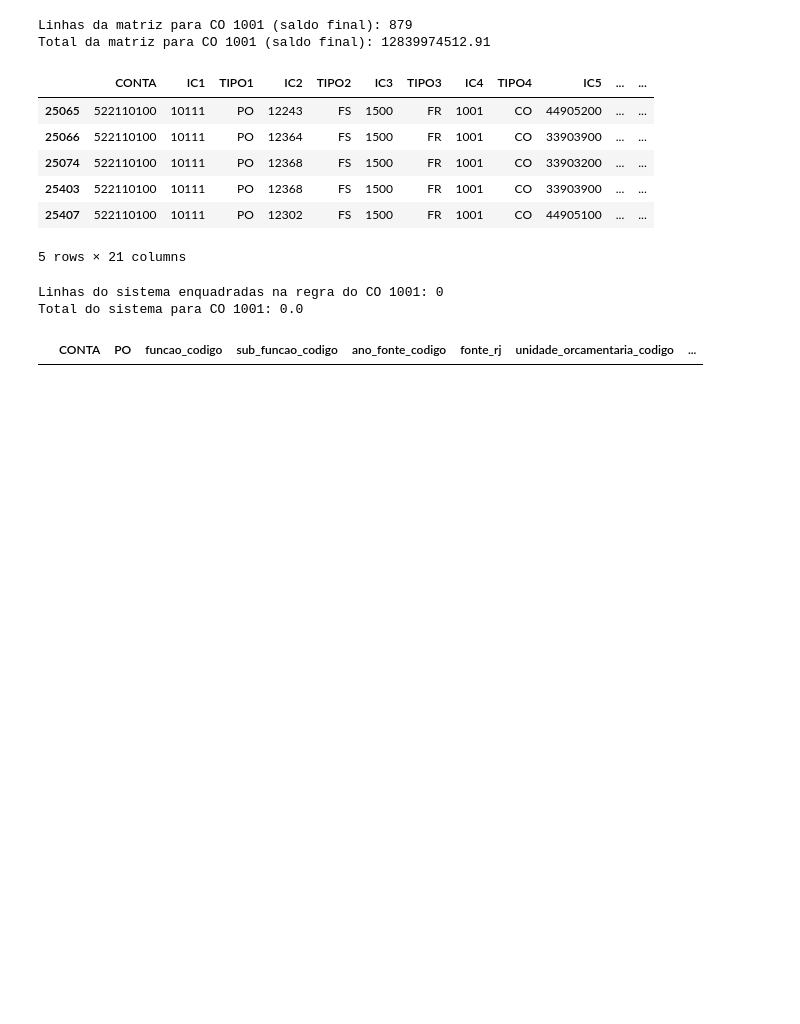
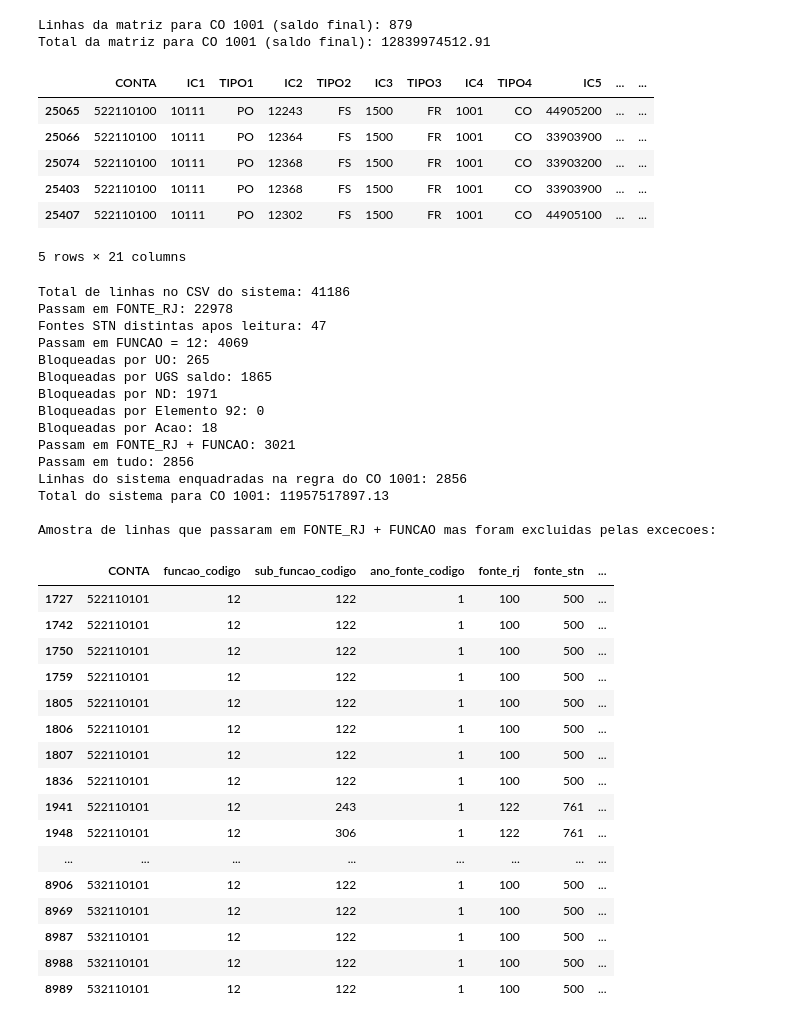
Before and after one commit to mjandussi/app_sugesc, a Jupyter notebook: arquivos_de_analise/analise_co.ipynb, the cells around one changed output. Cells and saved outputs as stored; diff of their text form; code cells hidden in the pictures; blank space fills up the shorter version.

```diff
--- a/arquivos_de_analise/analise_co.ipynb
+++ b/arquivos_de_analise/analise_co.ipynb
@@ -123,7 +123,8 @@ df_sistema = pd.read_csv(arquivo_sistema, sep=';', dtype=str, encoding='latin-1'
 df_sistema.columns = [col.strip() for col in df_sistema.columns]
 
 aliases = {
-    'fonte_rj': ['FONTE RJ', '[FONTE RJ].[CODIGO]', 'FONTE RJ CODIGO', 'FONTE_RJ', 'CODIGO FONTE RJ', 'FONTE'],
+    'fonte_rj': ['FONTE RJ', '[FONTE RJ].[CODIGO]', 'FONTE RJ CODIGO', 'FONTE_RJ', 'CODIGO FONTE RJ'],
+    'fonte_stn': ['FONTE STN', 'FONTE_STN', 'FONTE NORMAL STN', 'FONTE NORMAL', 'FONTE'],
     'funcao_codigo': ['FUNCAO', '[FUNCAO].[CODIGO]', 'FUNCAO CODIGO', 'CODIGO FUNCAO'],
     'sub_funcao_codigo': ['SUB FUNCAO', 'SUB_FUNCAO', '[SUB FUNCAO].[CODIGO]', 'SUB FUNCAO CODIGO', 'CODIGO SUB FUNCAO'],
     'ano_fonte_codigo': ['ANO FONTE', 'ANO_FONTE', '[ANO FONTE].[CODIGO]', 'ANO FONTE CODIGO', 'CODIGO ANO FONTE'],
@@ -142,41 +143,96 @@ for col in df_sistema.columns:
 df_sistema['valor_num'] = converter_valor(df_sistema['valor'])
 df_sistema['funcao_codigo'] = df_sistema['funcao_codigo'].str.zfill(2)
 df_sistema['sub_funcao_codigo'] = df_sistema['sub_funcao_codigo'].str.zfill(3)
 df_sistema['ano_fonte_codigo'] = df_sistema['ano_fonte_codigo'].str.zfill(1)
 df_sistema['fonte_rj'] = df_sistema['fonte_rj'].str.zfill(3)
+df_sistema['fonte_stn'] = df_sistema['fonte_stn'].str.zfill(3)
 df_sistema['ic2_equivalente'] = df_sistema['funcao_codigo'] + df_sistema['sub_funcao_codigo']
-df_sistema['ic3_equivalente'] = df_sistema['ano_fonte_codigo'] + df_sistema['fonte_rj']
+df_sistema['ic3_equivalente'] = df_sistema['ano_fonte_codigo'] + df_sistema['fonte_stn']
 df_sistema['natureza_despesa_codigo'] = df_sistema['natureza_despesa_codigo'].str.zfill(8)
 df_sistema['elemento_despesa_codigo'] = df_sistema['natureza_despesa_codigo'].str[2:4]
 
 fontes_validas = ('100', '102', '107', '108', '122', '215')
 uos_bloqueadas = ('1241', '2041', '2141', '40410')
 nds_bloqueadas = (
     '319001', '319003', '319005', '31900703', '31901308', '31901312',
     '3370', '33900803', '339008', '33903992', '33904723', '339059',
     '33909302', '44909302'
 )
 acoes_bloqueadas = {'2253', '2701', '8302'}
 
 mask_fonte = df_sistema['fonte_rj'].str.endswith(fontes_validas, na=False)
 mask_funcao = df_sistema['funcao_codigo'].str[:2].eq('12')
+mask_uo = df_sistema['unidade_orcamentaria_codigo'].str.startswith(uos_bloqueadas, na=False)
+mask_ugs = df_sistema['unidade_gestora_saldo_codigo'].str.startswith('1234', na=False)
+mask_nd = df_sistema['natureza_despesa_codigo'].str.startswith(nds_bloqueadas, na=False)
+mask_elemento = df_sistema['elemento_despesa_codigo'].eq('92')
+mask_acao = df_sistema['acao_codigo'].isin(acoes_bloqueadas)
 
 mask_excecao = (
-    df_sistema['unidade_orcamentaria_codigo'].str.startswith(uos_bloqueadas, na=False)
-    | df_sistema['unidade_gestora_saldo_codigo'].str.startswith('1234', na=False)
-    | df_sistema['natureza_despesa_codigo'].str.startswith(nds_bloqueadas, na=False)
-    | df_sistema['elemento_despesa_codigo'].eq('92')
-    | df_sistema['acao_codigo'].isin(acoes_bloqueadas)
+    mask_uo
+    | mask_ugs
+    | mask_nd
+    | mask_elemento
+    | mask_acao
 )
 
 sistema_co1001 = df_sistema.loc[mask_fonte & mask_funcao & ~mask_excecao].copy()
 
+print('Total de linhas no CSV do sistema:', len(df_sistema))
+print('Passam em FONTE_RJ:', int(mask_fonte.sum()))
+print('Fontes STN distintas apos leitura:', df_sistema['fonte_stn'].nunique(dropna=True))
+print('Passam em FUNCAO = 12:', int(mask_funcao.sum()))
+print('Bloqueadas por UO:', int(mask_uo.sum()))
+print('Bloqueadas por UGS saldo:', int(mask_ugs.sum()))
+print('Bloqueadas por ND:', int(mask_nd.sum()))
+print('Bloqueadas por Elemento 92:', int(mask_elemento.sum()))
+print('Bloqueadas por Acao:', int(mask_acao.sum()))
+print('Passam em FONTE_RJ + FUNCAO:', int((mask_fonte & mask_funcao).sum()))
+print('Passam em tudo:', int((mask_fonte & mask_funcao & ~mask_excecao).sum()))
+
 print('Linhas do sistema enquadradas na regra do CO 1001:', len(sistema_co1001))
 print('Total do sistema para CO 1001:', sistema_co1001['valor_num'].sum())
 
-sistema_co1001.head()
+print('\nAmostra de linhas que passaram em FONTE_RJ + FUNCAO mas foram excluidas pelas excecoes:')
+df_sistema.loc[
+    mask_fonte & mask_funcao & mask_excecao,
+    [
+        'CONTA', 'funcao_codigo', 'sub_funcao_codigo', 'ano_fonte_codigo', 'fonte_rj', 'fonte_stn',
+        'unidade_orcamentaria_codigo', 'unidade_gestora_saldo_codigo',
+        'natureza_despesa_codigo', 'elemento_despesa_codigo', 'acao_codigo', 'valor_num'
+    ]
+].head(20)
 # %% [output]
-Linhas do sistema enquadradas na regra do CO 1001: 0
-Total do sistema para CO 1001: 0.0
+Total de linhas no CSV do sistema: 41186
+Passam em FONTE_RJ: 22978
+Fontes STN distintas apos leitura: 47
+Passam em FUNCAO = 12: 4069
+Bloqueadas por UO: 265
+Bloqueadas por UGS saldo: 1865
+Bloqueadas por ND: 1971
+Bloqueadas por Elemento 92: 0
+Bloqueadas por Acao: 18
+Passam em FONTE_RJ + FUNCAO: 3021
+Passam em tudo: 2856
+Linhas do sistema enquadradas na regra do CO 1001: 2856
+Total do sistema para CO 1001: 11957517897.13
+
+Amostra de linhas que passaram em FONTE_RJ + FUNCAO mas foram excluidas pelas excecoes:
-|  | CONTA | PO | funcao_codigo | sub_funcao_codigo | ano_fonte_codigo | fonte_rj | unidade_orcamentaria_codigo | ... |
+|  | CONTA | funcao_codigo | sub_funcao_codigo | ano_fonte_codigo | fonte_rj | fonte_stn | ... |
+| 1727 | 522110101 | 12 | 122 | 1 | 100 | 500 | ... |
+| 1742 | 522110101 | 12 | 122 | 1 | 100 | 500 | ... |
+| 1750 | 522110101 | 12 | 122 | 1 | 100 | 500 | ... |
+| 1759 | 522110101 | 12 | 122 | 1 | 100 | 500 | ... |
+| 1805 | 522110101 | 12 | 122 | 1 | 100 | 500 | ... |
+| 1806 | 522110101 | 12 | 122 | 1 | 100 | 500 | ... |
+| 1807 | 522110101 | 12 | 122 | 1 | 100 | 500 | ... |
+| 1836 | 522110101 | 12 | 122 | 1 | 100 | 500 | ... |
+| 1941 | 522110101 | 12 | 243 | 1 | 122 | 761 | ... |
+| 1948 | 522110101 | 12 | 306 | 1 | 122 | 761 | ... |
+| ... | ... | ... | ... | ... | ... | ... | ... |
+| 8906 | 532110101 | 12 | 122 | 1 | 100 | 500 | ... |
+| 8969 | 532110101 | 12 | 122 | 1 | 100 | 500 | ... |
+| 8987 | 532110101 | 12 | 122 | 1 | 100 | 500 | ... |
+| 8988 | 532110101 | 12 | 122 | 1 | 100 | 500 | ... |
+| 8989 | 532110101 | 12 | 122 | 1 | 100 | 500 | ... |
 # %%
```
Also changed, not shown: parts of 1 cell of this notebook, 1 other file.
